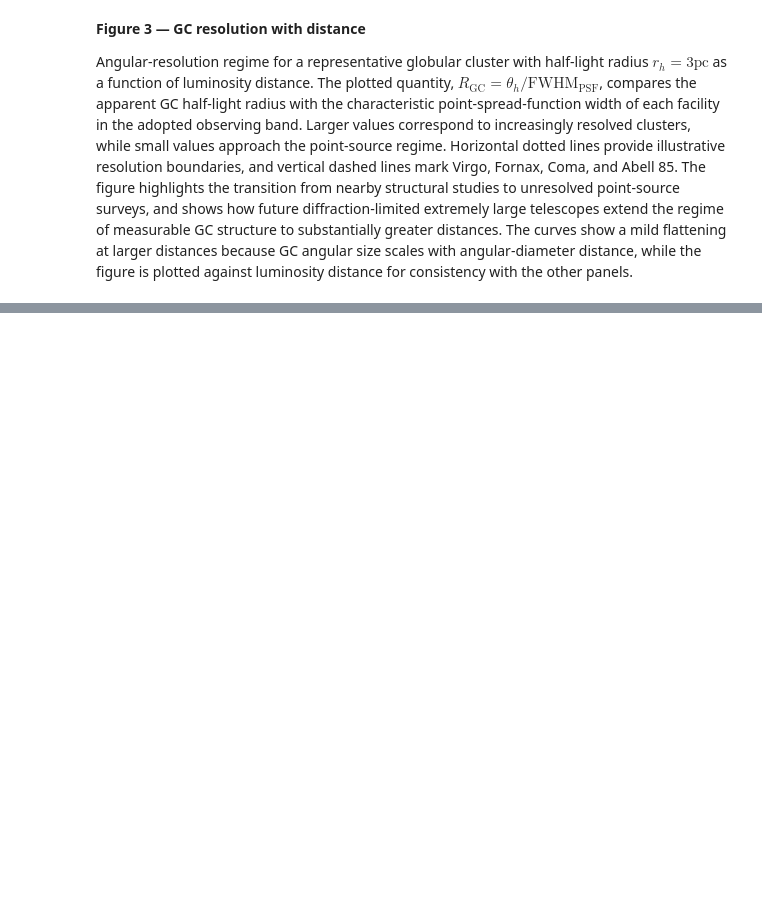
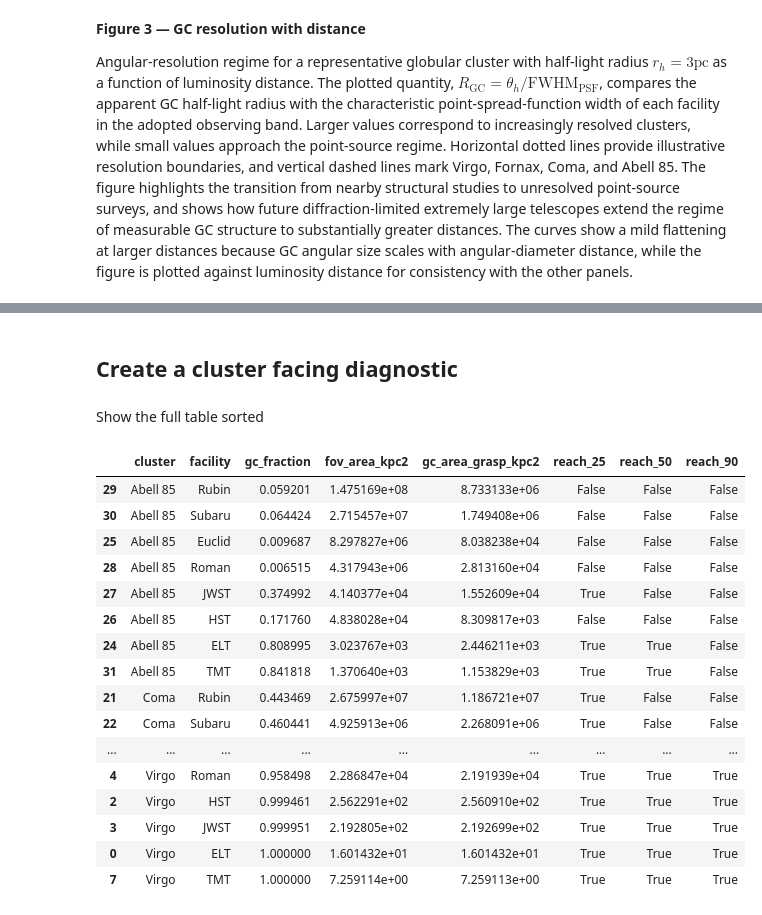
Before and after one commit to Pommers/gc-survey-telescopes, a Jupyter notebook: notebooks/02_gclf_reach.ipynb, the cells around one changed output, grey strips where cells are left out. Drawn from its saved outputs; the diff is of its cells as text; code cells hidden in the pictures; blank space fills up the shorter version.

```diff
--- a/notebooks/02_gclf_reach.ipynb
+++ b/notebooks/02_gclf_reach.ipynb
@@ -1093,0 +1373,2 @@ Angular-resolution regime for a representative globular cluster with half-light
+# %% [markdown]
+## Create a cluster facing diagnostic
@@ -1093,0 +1408,36 @@ Angular-resolution regime for a representative globular cluster with half-light
+# %% [markdown]
+Show the full table sorted
+# %%
+cluster_bench[
+    [
+        "cluster",
+        "facility",
+        "gc_fraction",
+        "fov_area_kpc2",
+        "gc_area_grasp_kpc2",
+        "reach_25",
+        "reach_50",
+        "reach_90",
+    ]
+].sort_values(
+    ["cluster", "gc_area_grasp_kpc2"],
+    ascending=[True, False]
+)
+# %% [output]
+|  | cluster | facility | gc_fraction | fov_area_kpc2 | gc_area_grasp_kpc2 | reach_25 | reach_50 | reach_90 |
+| 29 | Abell 85 | Rubin | 0.059201 | 1.475169e+08 | 8.733133e+06 | False | False | False |
+| 30 | Abell 85 | Subaru | 0.064424 | 2.715457e+07 | 1.749408e+06 | False | False | False |
+| 25 | Abell 85 | Euclid | 0.009687 | 8.297827e+06 | 8.038238e+04 | False | False | False |
+| 28 | Abell 85 | Roman | 0.006515 | 4.317943e+06 | 2.813160e+04 | False | False | False |
+| 27 | Abell 85 | JWST | 0.374992 | 4.140377e+04 | 1.552609e+04 | True | False | False |
+| 26 | Abell 85 | HST | 0.171760 | 4.838028e+04 | 8.309817e+03 | False | False | False |
+| 24 | Abell 85 | ELT | 0.808995 | 3.023767e+03 | 2.446211e+03 | True | True | False |
+| 31 | Abell 85 | TMT | 0.841818 | 1.370640e+03 | 1.153829e+03 | True | True | False |
+| 21 | Coma | Rubin | 0.443469 | 2.675997e+07 | 1.186721e+07 | True | False | False |
+| 22 | Coma | Subaru | 0.460441 | 4.925913e+06 | 2.268091e+06 | True | False | False |
+| ... | ... | ... | ... | ... | ... | ... | ... | ... |
+| 4 | Virgo | Roman | 0.958498 | 2.286847e+04 | 2.191939e+04 | True | True | True |
+| 2 | Virgo | HST | 0.999461 | 2.562291e+02 | 2.560910e+02 | True | True | True |
+| 3 | Virgo | JWST | 0.999951 | 2.192805e+02 | 2.192699e+02 | True | True | True |
+| 0 | Virgo | ELT | 1.000000 | 1.601432e+01 | 1.601432e+01 | True | True | True |
+| 7 | Virgo | TMT | 1.000000 | 7.259114e+00 | 7.259113e+00 | True | True | True |
```
Also changed, not shown: parts of 28 cells of this notebook, 1 other file.
